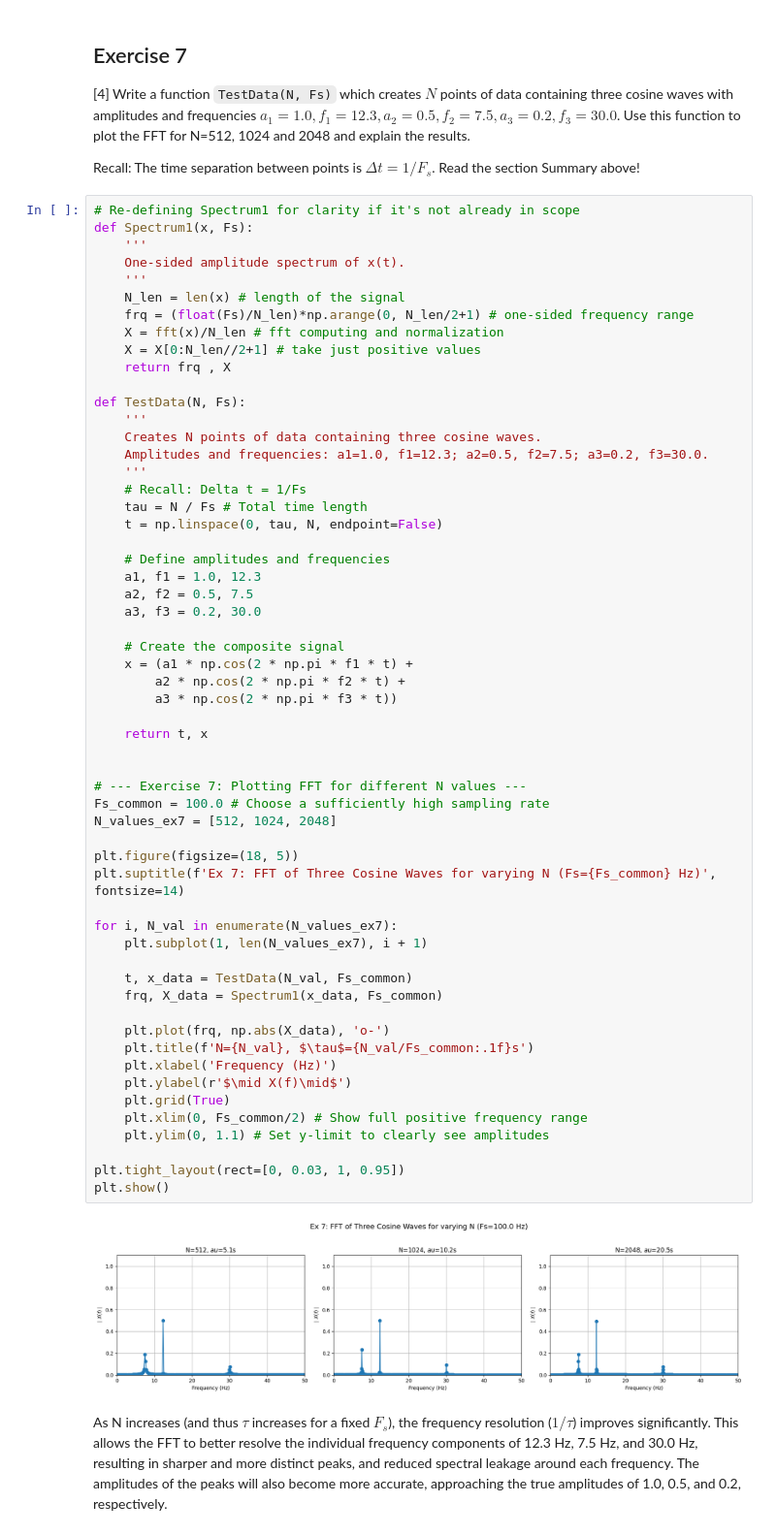
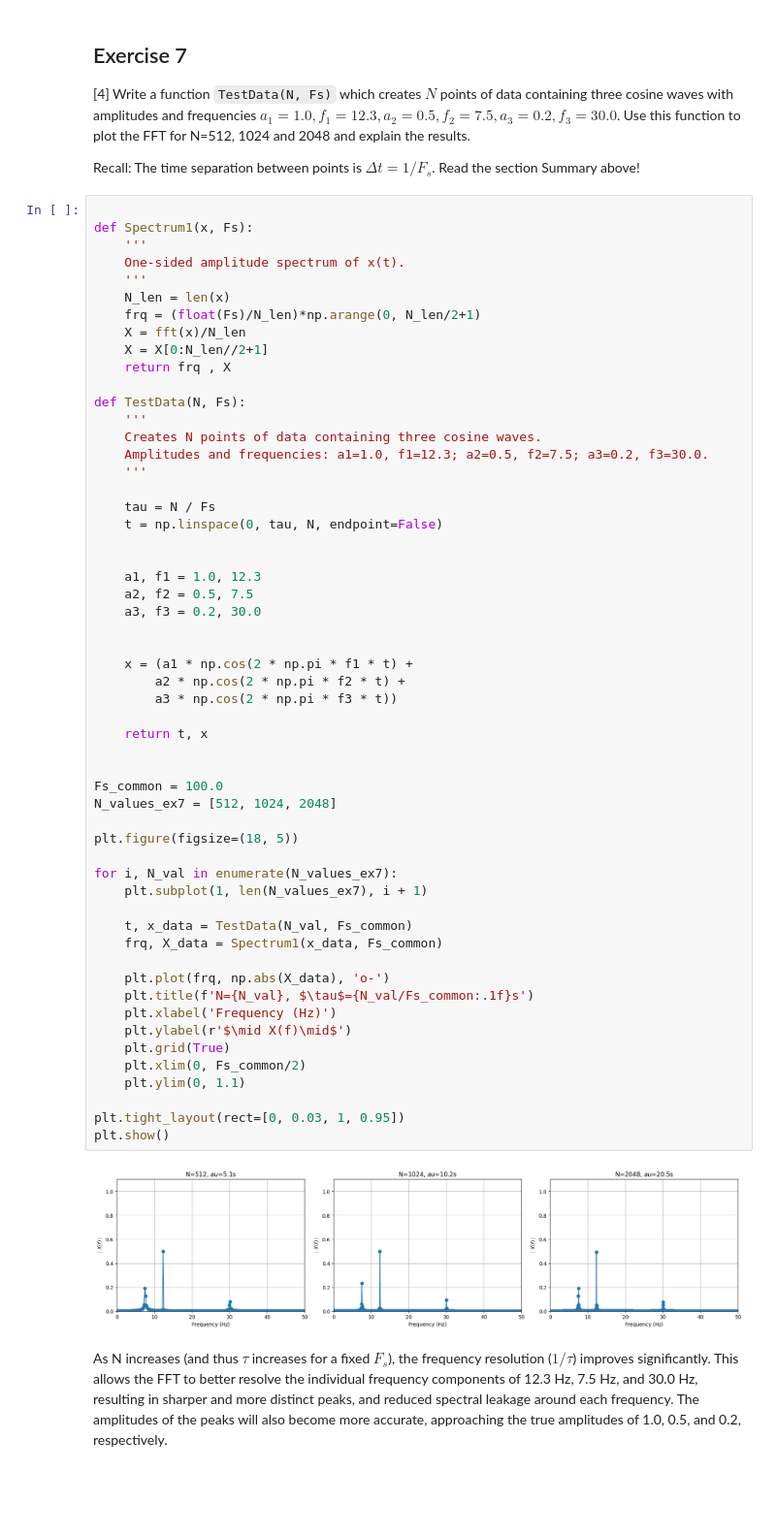
Before and after one commit to PX2145-2025/week-10-b-Zach-Bryant-2, a Jupyter notebook: FFT.ipynb, the cells around one changed output. Shown: that part at 97% size. Drawn from its saved outputs; the diff is of its cells as text; blank space fills up the shorter version.

```diff
--- a/FFT.ipynb
+++ b/FFT.ipynb
@@ -654,15 +654,15 @@ Introducing a non-zero phase into the cosine wave causes the energy to be distri
 
  Recall: The time separation between points is $\Delta t = 1/F_s$. Read the section Summary above!
 # %%
-# Re-defining Spectrum1 for clarity if it's not already in scope
+
 def Spectrum1(x, Fs):
     '''
     One-sided amplitude spectrum of x(t).
     '''
-    N_len = len(x) # length of the signal
-    frq = (float(Fs)/N_len)*np.arange(0, N_len/2+1) # one-sided frequency range
-    X = fft(x)/N_len # fft computing and normalization
-    X = X[0:N_len//2+1] # take just positive values
+    N_len = len(x)
+    frq = (float(Fs)/N_len)*np.arange(0, N_len/2+1)
+    X = fft(x)/N_len
+    X = X[0:N_len//2+1]
     return frq , X
 
 def TestData(N, Fs):
@@ -670,48 +670,46 @@ def TestData(N, Fs):
     Creates N points of data containing three cosine waves.
     Amplitudes and frequencies: a1=1.0, f1=12.3; a2=0.5, f2=7.5; a3=0.2, f3=30.0.
     '''
-    # Recall: Delta t = 1/Fs
-    tau = N / Fs # Total time length
+
+    tau = N / Fs
     t = np.linspace(0, tau, N, endpoint=False)
 
-    # Define amplitudes and frequencies
+
     a1, f1 = 1.0, 12.3
     a2, f2 = 0.5, 7.5
     a3, f3 = 0.2, 30.0
 
-    # Create the composite signal
+
     x = (a1 * np.cos(2 * np.pi * f1 * t) +
         a2 * np.cos(2 * np.pi * f2 * t) +
         a3 * np.cos(2 * np.pi * f3 * t))
 
     return t, x
 
 
-# --- Exercise 7: Plotting FFT for different N values ---
-Fs_common = 100.0 # Choose a sufficiently high sampling rate
+Fs_common = 100.0
 N_values_ex7 = [512, 1024, 2048]
 
 plt.figure(figsize=(18, 5))
-plt.suptitle(f'Ex 7: FFT of Three Cosine Waves for varying N (Fs={Fs_common} Hz)', fontsize=14)
 
 for i, N_val in enumerate(N_values_ex7):
     plt.subplot(1, len(N_values_ex7), i + 1)
 
     t, x_data = TestData(N_val, Fs_common)
     frq, X_data = Spectrum1(x_data, Fs_common)
 
     plt.plot(frq, np.abs(X_data), 'o-')
     plt.title(f'N={N_val}, $\tau$={N_val/Fs_common:.1f}s')
     plt.xlabel('Frequency (Hz)')
     plt.ylabel(r'$\mid X(f)\mid$')
     plt.grid(True)
-    plt.xlim(0, Fs_common/2) # Show full positive frequency range
-    plt.ylim(0, 1.1) # Set y-limit to clearly see amplitudes
+    plt.xlim(0, Fs_common/2)
+    plt.ylim(0, 1.1)
 
 plt.tight_layout(rect=[0, 0.03, 1, 0.95])
 plt.show()
 # %% [output]
-[figure, old version]
+[figure, new version]
 # %% [markdown]
 
 
```
Also changed, not shown: parts of 1 cell of this notebook.
